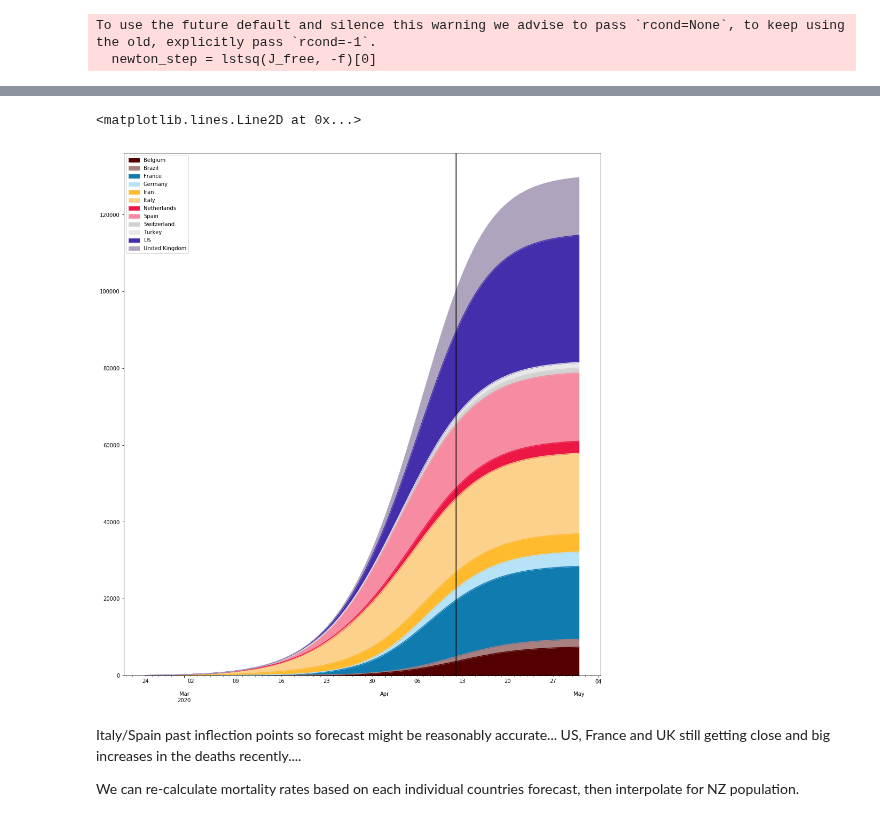
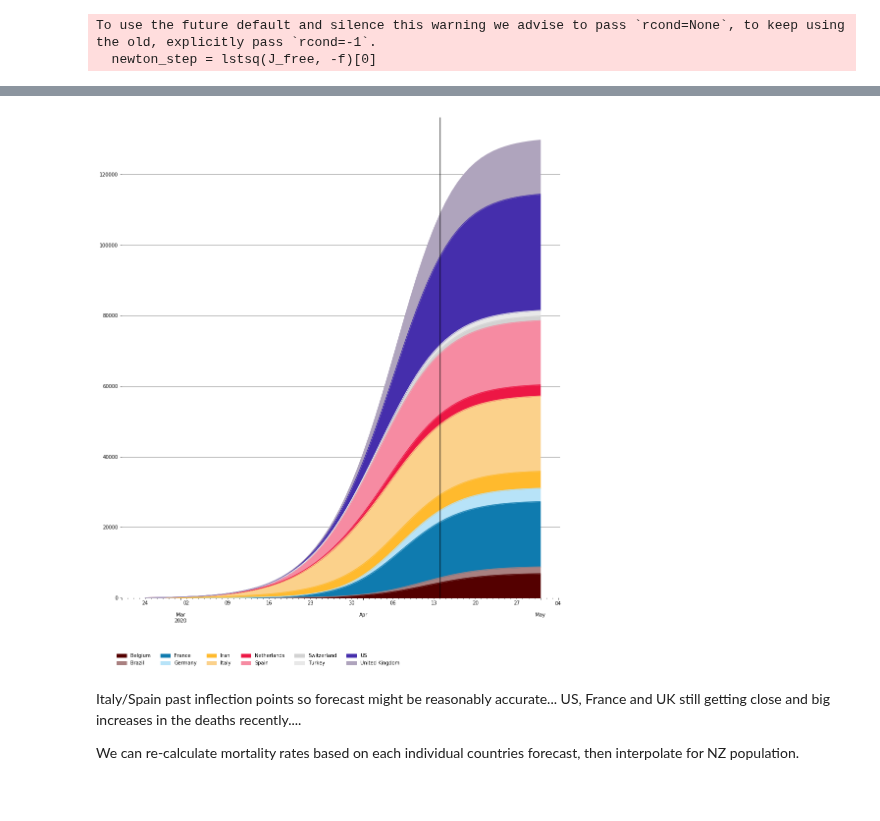
Before and after one commit to djhume/COVID-19, a Jupyter notebook: COVID-19.ipynb, the cells around one changed output, grey strips where cells are left out. Cells and saved outputs as stored; diff of their text form; code cells hidden in the pictures.

```diff
--- a/COVID-19.ipynb
+++ b/COVID-19.ipynb
@@ -779,12 +788,13 @@ Passing one of 'on', 'true', 'off', 'false' as a boolean is deprecated; use an a
 # %%
 fig = plt.figure(1, figsize=[16,18])
 ax = fig.add_subplot(111)
 country_sigmoids.xs('Forecast', level=1, axis=1)[str_d: end_d].clip_lower(0).plot(kind='area', ax=ax)
 
 ax.axvline(datetime.now(), lw=3, color='k', alpha=0.5)
+plot_formatting(ax)
+legend_format(ax, cols=6)
 # %% [output]
-<matplotlib.lines.Line2D at 0x...>
-[figure, old version]
+[figure, new version]
 # %% [markdown]
 Italy/Spain past inflection points so forecast might be reasonably accurate... US, France and UK still getting close and big increases in the deaths recently....
 
```
Also changed, not shown: parts of 32 cells of this notebook.
